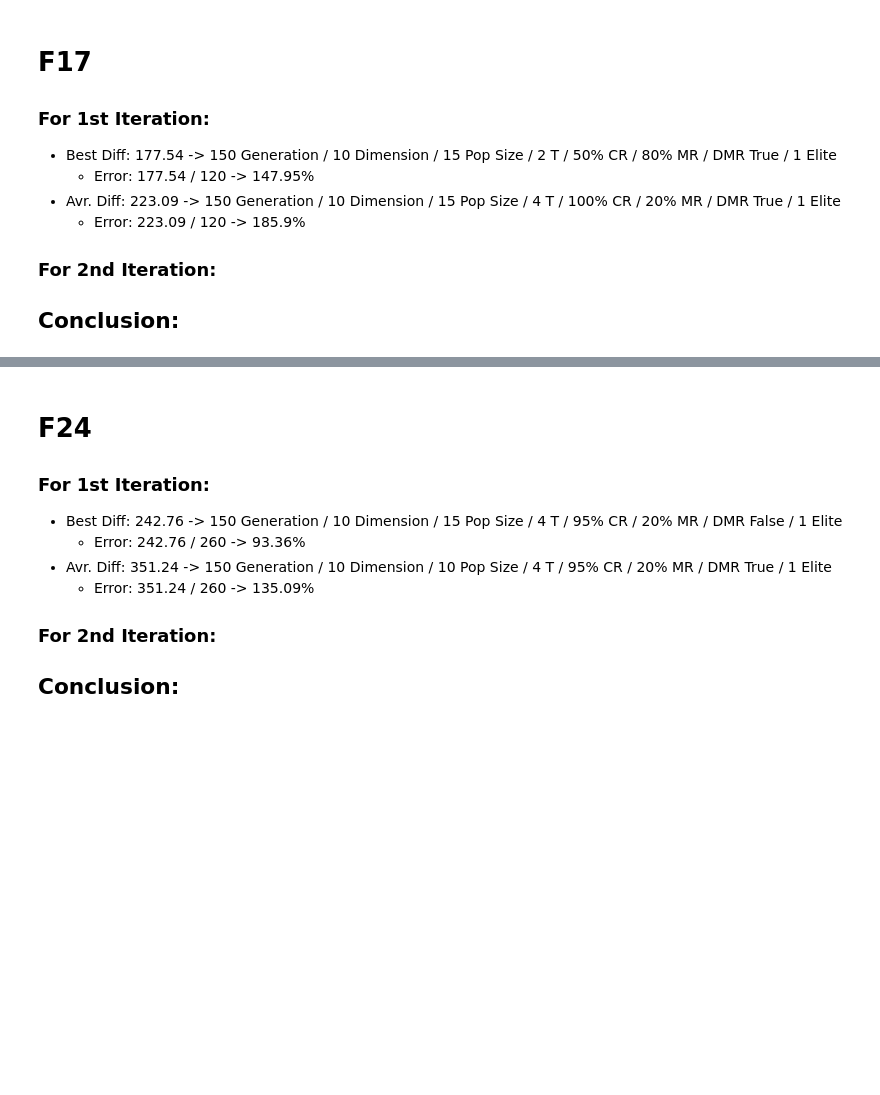
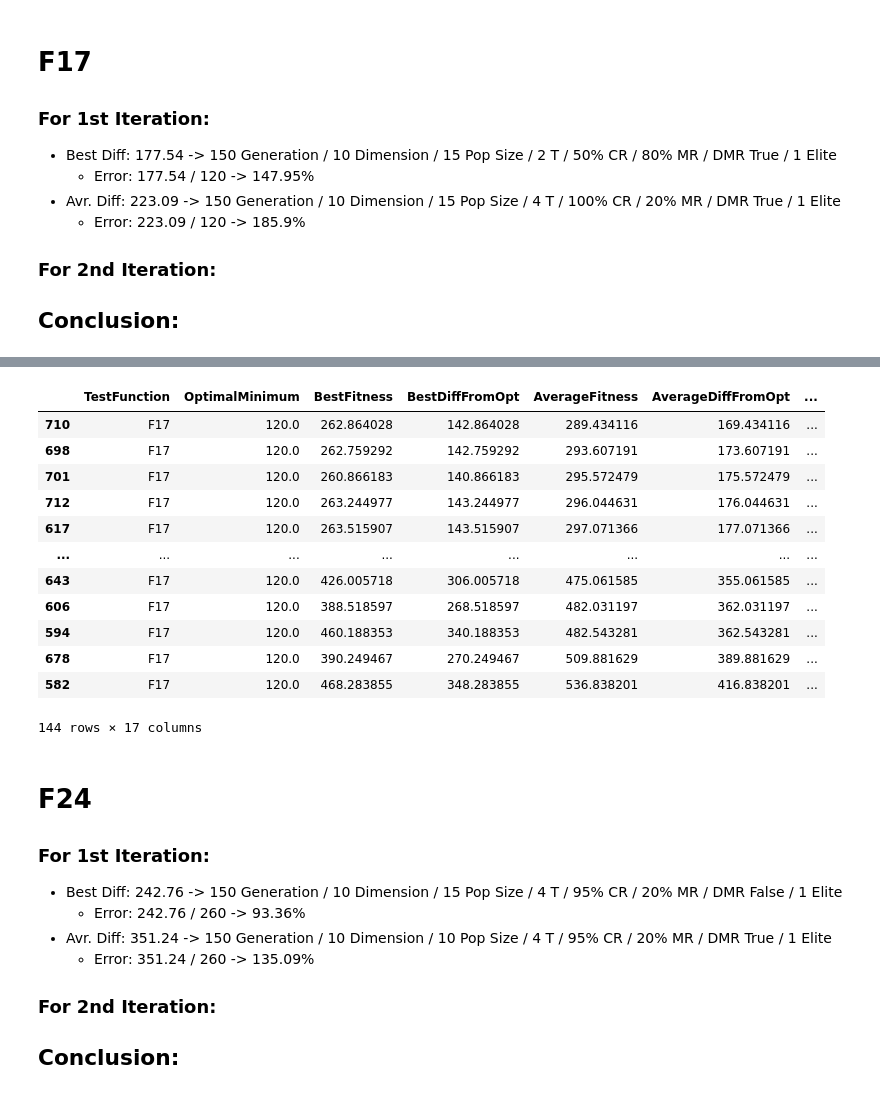
Before and after one commit to csupika/F21BC-CW2-GA-PSO, a Jupyter notebook: GA_notebook.ipynb, the cells around one changed output, grey strips where cells are left out. Saved outputs shown, nothing was run; the diff lists cells and outputs as text; code cells hidden in the pictures; blank space fills up the shorter version.

```diff
--- a/GA_notebook.ipynb
+++ b/GA_notebook.ipynb
@@ -515,3 +689,19 @@ df_II.query("TestFunction == 'F17'")
+# %%
+df_II.query("TestFunction == 'F17'").sort_values(by=["AverageDiffFromOpt"])
+# %% [output]
+|  | TestFunction | OptimalMinimum | BestFitness | BestDiffFromOpt | AverageFitness | AverageDiffFromOpt | ... |
+| 710 | F17 | 120.0 | 262.864028 | 142.864028 | 289.434116 | 169.434116 | ... |
+| 698 | F17 | 120.0 | 262.759292 | 142.759292 | 293.607191 | 173.607191 | ... |
+| 701 | F17 | 120.0 | 260.866183 | 140.866183 | 295.572479 | 175.572479 | ... |
+| 712 | F17 | 120.0 | 263.244977 | 143.244977 | 296.044631 | 176.044631 | ... |
+| 617 | F17 | 120.0 | 263.515907 | 143.515907 | 297.071366 | 177.071366 | ... |
+| ... | ... | ... | ... | ... | ... | ... | ... |
+| 643 | F17 | 120.0 | 426.005718 | 306.005718 | 475.061585 | 355.061585 | ... |
+| 606 | F17 | 120.0 | 388.518597 | 268.518597 | 482.031197 | 362.031197 | ... |
+| 594 | F17 | 120.0 | 460.188353 | 340.188353 | 482.543281 | 362.543281 | ... |
+| 678 | F17 | 120.0 | 390.249467 | 270.249467 | 509.881629 | 389.881629 | ... |
+| 582 | F17 | 120.0 | 468.283855 | 348.283855 | 536.838201 | 416.838201 | ... |
+144 rows × 17 columns
 # %% [markdown]
 # F24
 ### For 1st Iteration:
```
Also changed, not shown: parts of 21 cells of this notebook.
